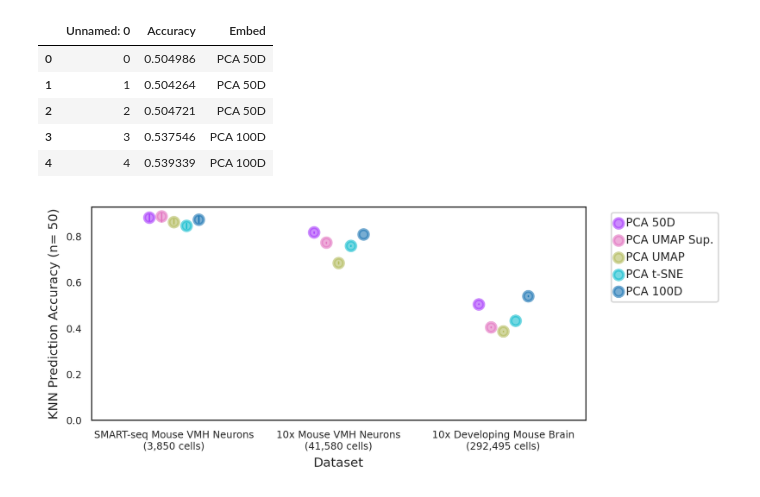
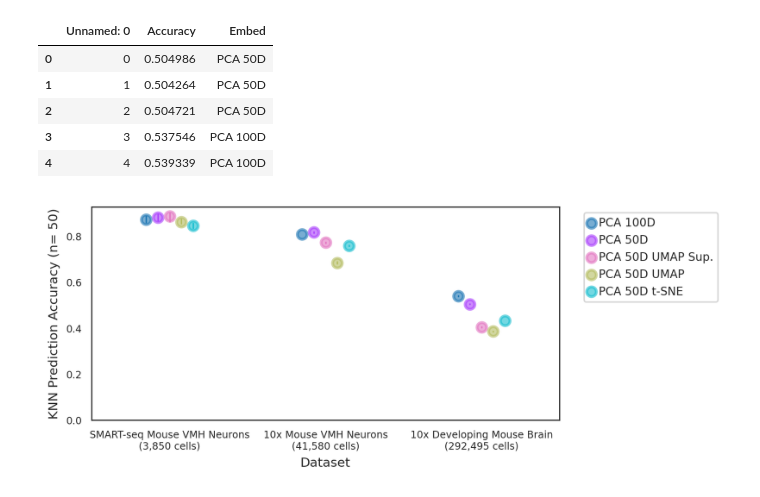
Before and after one commit to pachterlab/CP_2023, a Jupyter notebook: notebooks/combinedFigurePlots.ipynb, the cells around one changed output. Saved outputs shown, nothing was run; the diff lists cells and outputs as text; code cells hidden in the pictures.

Commit message:
Order of predictions

```diff
--- a/notebooks/combinedFigurePlots.ipynb
+++ b/notebooks/combinedFigurePlots.ipynb
@@ -736,6 +737,10 @@ subAllPreds = subAllPreds[~(subAllPreds.Embed == 'NCA 100% MCML')]
 # %%
 subAllPreds['Embed'] = [i.replace('NCA-Recon MCML','Cell Type MCML 50D') for i in subAllPreds['Embed']]
 subAllPreds['Embed'] = [i.replace('Recon MCML','Recon MCML 50D') for i in subAllPreds['Embed']]
+# %%
+subAllPreds['Embed'] = [i.replace('PCA UMAP','PCA 50D UMAP') for i in subAllPreds['Embed']]
+subAllPreds['Embed'] = [i.replace('PCA t-SNE','PCA 50D t-SNE') for i in subAllPreds['Embed']]
+subAllPreds['Embed'] = [i.replace('PCA UMAP Sup.','PCA 50D UMAP Sup.') for i in subAllPreds['Embed']]
 # %%
 subAllPreds['Dataset'] = [i.replace('SmartSeq Mouse VMH Neurons','SMART-seq Mouse VMH Neurons\n(3,850 cells)') for i in subAllPreds['Dataset']]
 subAllPreds['Dataset'] = [i.replace('10X Mouse VMH Neurons','10x Mouse VMH Neurons\n(41,580 cells)') for i in subAllPreds['Dataset']]
@@ -751,22 +756,23 @@ dodge=0.4
 # %%
 #Maybe add number of cells below
 palette={"PCA 100D":sns.color_palette()[0],"SCANVI":sns.color_palette()[1],
                   "Recon MCML 50D":sns.color_palette()[2],"Cell Type MCML 50D":sns.color_palette()[3],"PCA 50D":sns.color_palette()[4],"netAE":sns.color_palette()[5],
-                  "PCA UMAP Sup.":sns.color_palette()[6],"PCA UMAP":sns.color_palette()[7],
-                  "PCA t-SNE":sns.color_palette()[8]}
+                  "PCA 50D UMAP Sup.":sns.color_palette()[6],"PCA 50D UMAP":sns.color_palette()[7],
+                  "PCA 50D t-SNE":sns.color_palette()[8]}
 
 plt.figure(figsize=figsize)
-g=sns.pointplot(x='Dataset', y='Accuracy', data=subAllPreds, hue='Embed',palette= palette, err_style='bars',join=False,plot_kws=dict(alpha=0.6),errwidth=errwidth, dodge=0.3)
+hue_order=['PCA 100D','PCA 50D','PCA 50D UMAP Sup.','PCA 50D UMAP','PCA 50D t-SNE']
+g=sns.pointplot(x='Dataset', y='Accuracy', data=subAllPreds, hue='Embed',palette= palette,hue_order=hue_order, err_style='bars',join=False,plot_kws=dict(alpha=0.6),errwidth=errwidth, dodge=0.3)
 plt.setp(g.collections, alpha=.6) #for the markers
 plt.legend(bbox_to_anchor=(1.04,1), loc="upper left",prop={"size":8})
 
 plt.ylim(ymin=0)
 
 plt.xlabel("Dataset",fontsize=axisFontSize)
 plt.ylabel("KNN Prediction Accuracy (n= 50)",fontsize=axisFontSize)
 plt.xticks(fontsize=tickFontSize)
 plt.yticks(fontsize=tickFontSize)
 plt.tight_layout()
 plt.show()
 # %% [output]
-[figure, old version]
+[figure, new version]
```
Also changed, not shown: parts of 1 cell of this notebook.
